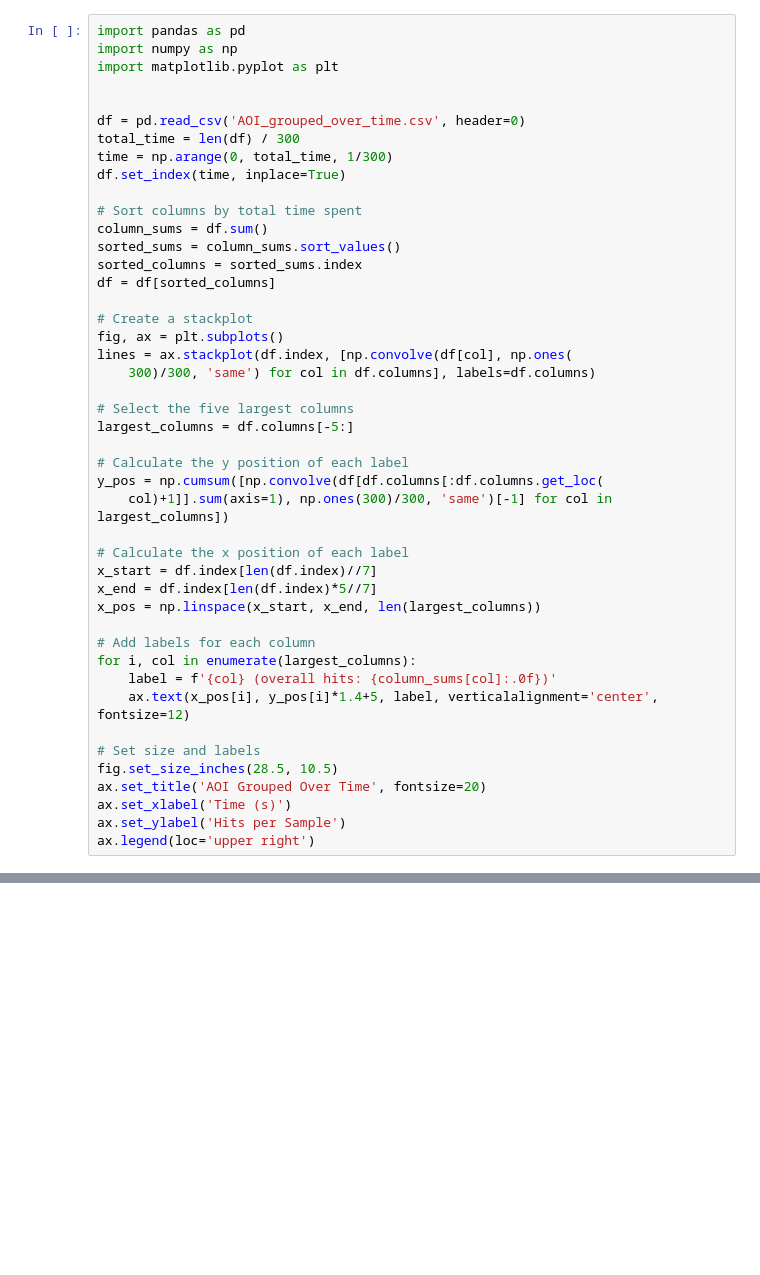
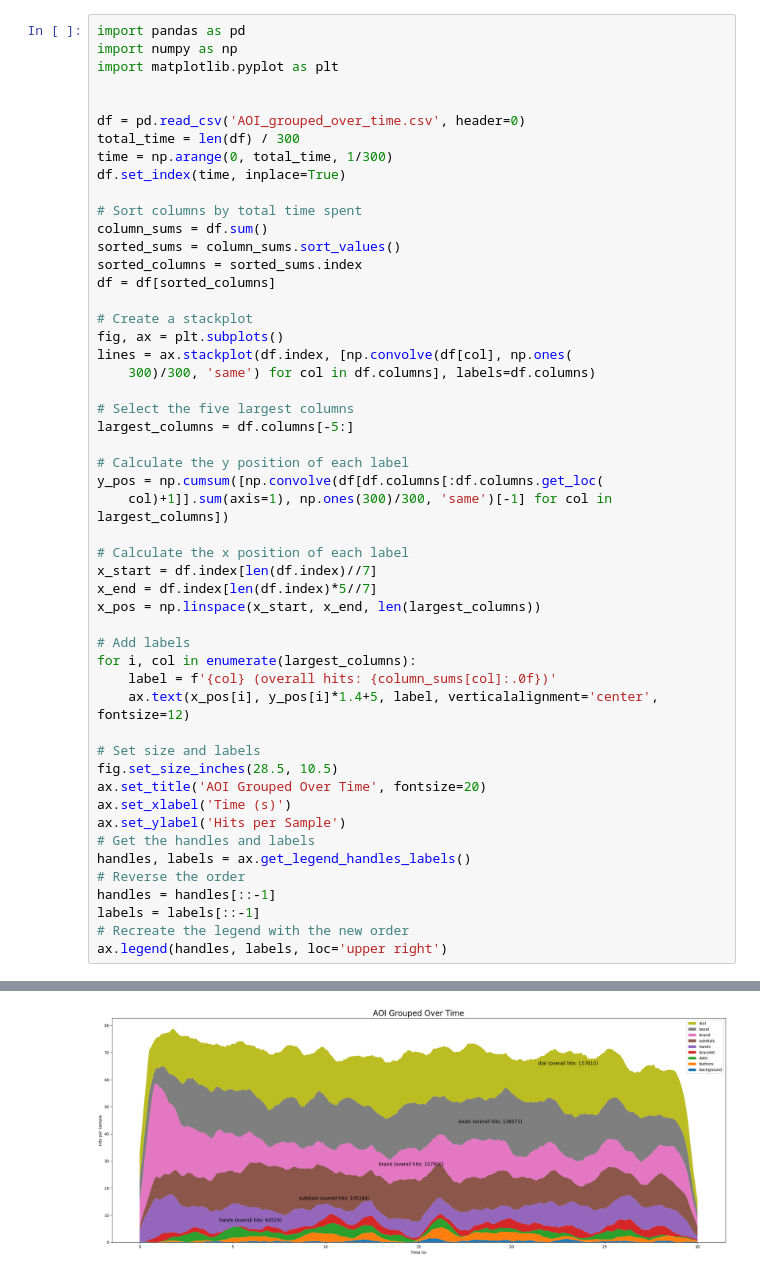
Before and after one commit to lfalc/horologist, a Jupyter notebook: main.ipynb, the cells around one changed output, grey strips where cells are left out. Drawn from its saved outputs; the diff is of its cells as text; blank space fills up the shorter version.

Commit message:
invert order of legend in plot

```diff
--- a/main.ipynb
+++ b/main.ipynb
@@ -32,7 +32,7 @@ x_start = df.index[len(df.index)//7]
 x_end = df.index[len(df.index)*5//7]
 x_pos = np.linspace(x_start, x_end, len(largest_columns))
 
-# Add labels for each column
+# Add labels
 for i, col in enumerate(largest_columns):
     label = f'{col} (overall hits: {column_sums[col]:.0f})'
     ax.text(x_pos[i], y_pos[i]*1.4+5, label, verticalalignment='center', fontsize=12)
@@ -42,4 +42,11 @@ fig.set_size_inches(28.5, 10.5)
 ax.set_title('AOI Grouped Over Time', fontsize=20)
 ax.set_xlabel('Time (s)')
 ax.set_ylabel('Hits per Sample')
-ax.legend(loc='upper right')
+# Get the handles and labels
+handles, labels = ax.get_legend_handles_labels()
+# Reverse the order
+handles = handles[::-1]
+labels = labels[::-1]
+# Recreate the legend with the new order
+ax.legend(handles, labels, loc='upper right')
+# %% [output]
@@ -45,0 +54 @@ ax.legend(loc='upper right')
+[figure, added]
```
Also changed, not shown: parts of 1 cell of this notebook.
